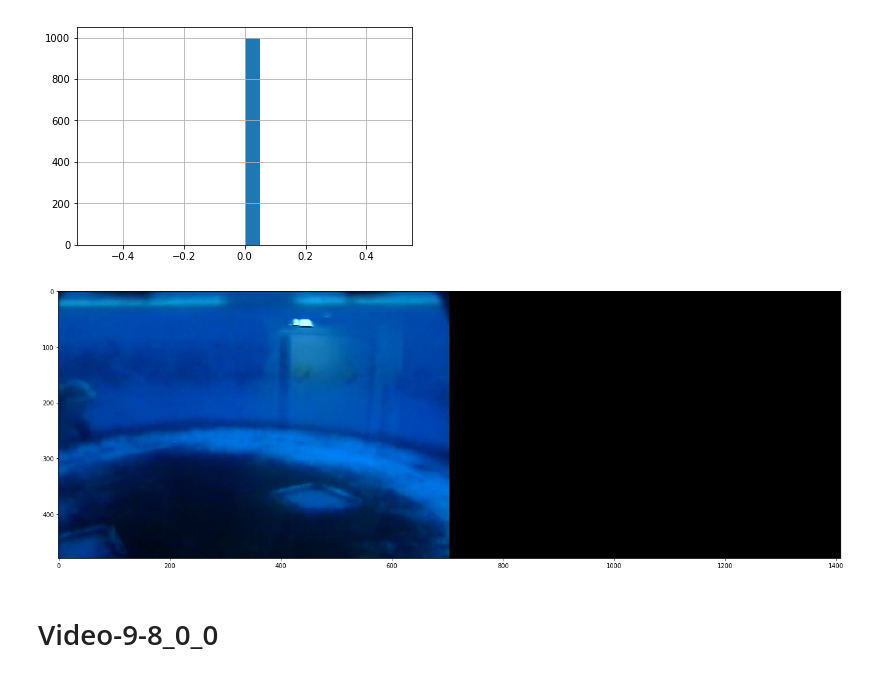
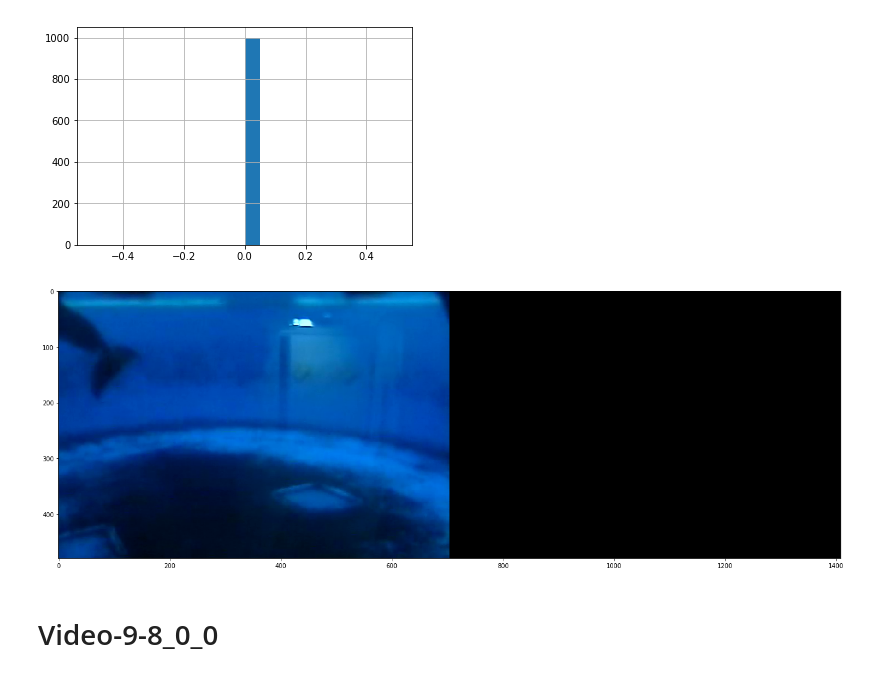
Before and after one commit to kkew3/dolphins-mc, a Jupyter notebook: src/dolphin-detector/runs/diffdetector-experiments.ipynb, the cells around one changed output. Drawn from its saved outputs; the diff is of its cells as text; code cells hidden in the pictures.

```diff
--- a/src/dolphin-detector/runs/diffdetector-experiments.ipynb
+++ b/src/dolphin-detector/runs/diffdetector-experiments.ipynb
@@ -71,9 +71,9 @@ plt.grid()
 # %% [output]
 [figure]
 # %%
-vf(15)
+vf(529)
 # %% [output]
-[figure, old version]
+[figure, new version]
 # %%
 dset.close()
 diffdset.close()
```
Also changed, not shown: parts of 1 cell of this notebook, 1 other file.
